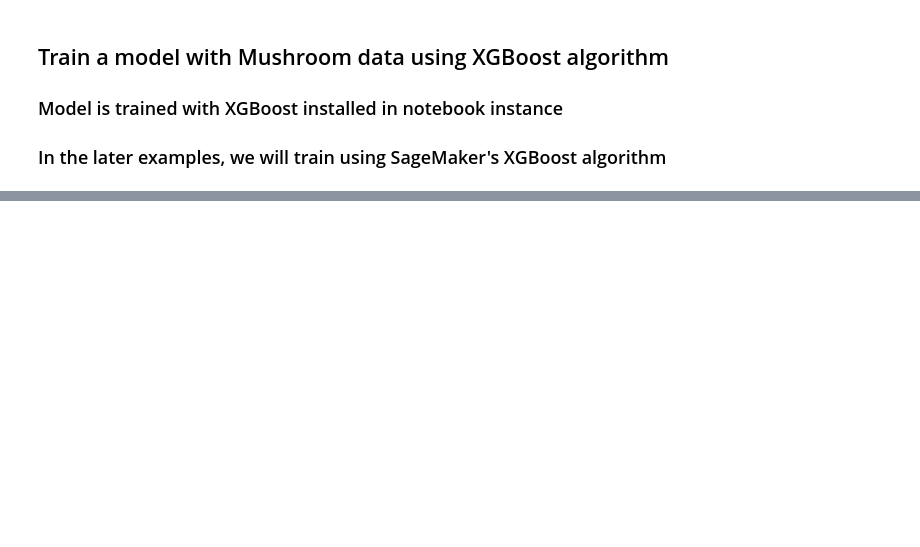
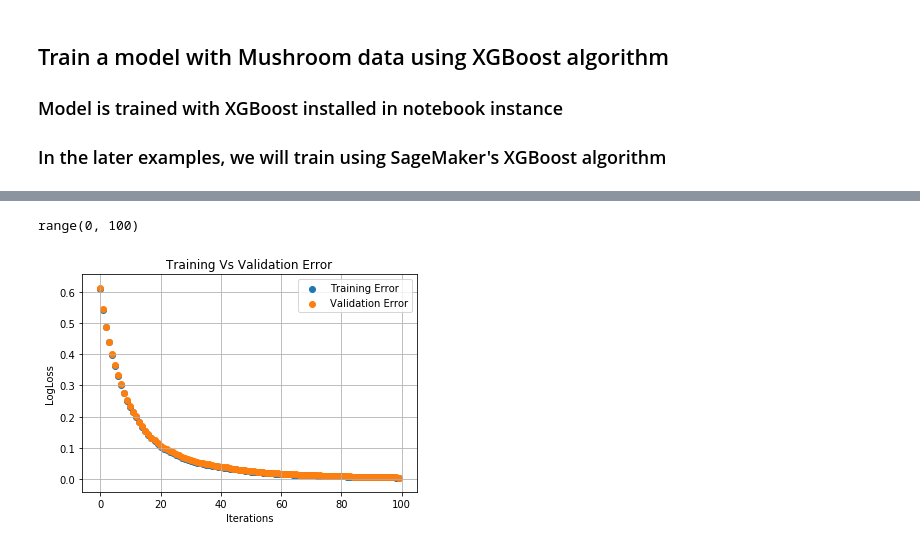
Before and after one commit to ChandraLingam/AmazonSageMakerCourse, a Jupyter notebook: xgboost/MushroomClassification/mushroom_xgboost_localmode.ipynb, the cells around one changed output, grey strips where cells are left out. Cells and saved outputs as stored; diff of their text form; code cells hidden in the pictures; blank space fills up the shorter version.

```diff
--- a/xgboost/MushroomClassification/mushroom_xgboost_localmode.ipynb
+++ b/xgboost/MushroomClassification/mushroom_xgboost_localmode.ipynb
@@ -42,6 +77,7 @@ y_validation = df_validation.iloc[:,0].ravel()
 # Launch a classifier
 # XGBoost Training Parameter Reference:
 #   https://github.com/dmlc/xgboost/blob/master/doc/parameter.md
-classifier = xgb.XGBClassifier (objective='binary:logistic',n_estimators=50)
+#classifier = xgb.XGBClassifier (objective='binary:logistic',n_estimators=50)
+classifier = xgb.XGBClassifier (objective='binary:logistic')
 # %%
 classifier
@@ -48,2 +92,5 @@ classifier
 # %%
-classifier.fit(X_train,y_train, eval_set = [(X_train, y_train), (X_validation, y_validation)], eval_metric=['logloss'])
+classifier.fit(X_train,
+               y_train,
+               eval_set = [(X_train, y_train), (X_validation, y_validation)],
+               eval_metric=['logloss'])
@@ -53,13 +125,18 @@ eval_result = classifier.evals_result()
 training_rounds = range(len(eval_result['validation_0']['logloss']))
 # %%
 print(training_rounds)
+# %% [output]
+range(0, 100)
 # %%
 plt.scatter(x=training_rounds,y=eval_result['validation_0']['logloss'],label='Training Error')
 plt.scatter(x=training_rounds,y=eval_result['validation_1']['logloss'],label='Validation Error')
 plt.grid(True)
-plt.xlabel('Input Feature')
+plt.xlabel('Iterations')
 plt.ylabel('LogLoss')
 plt.title('Training Vs Validation Error')
 plt.legend()
+plt.show()
+# %% [output]
+[figure, added]
 # %%
 xgb.plot_importance(classifier)
```
Also changed, not shown: parts of 30 cells of this notebook, 1 other file.
